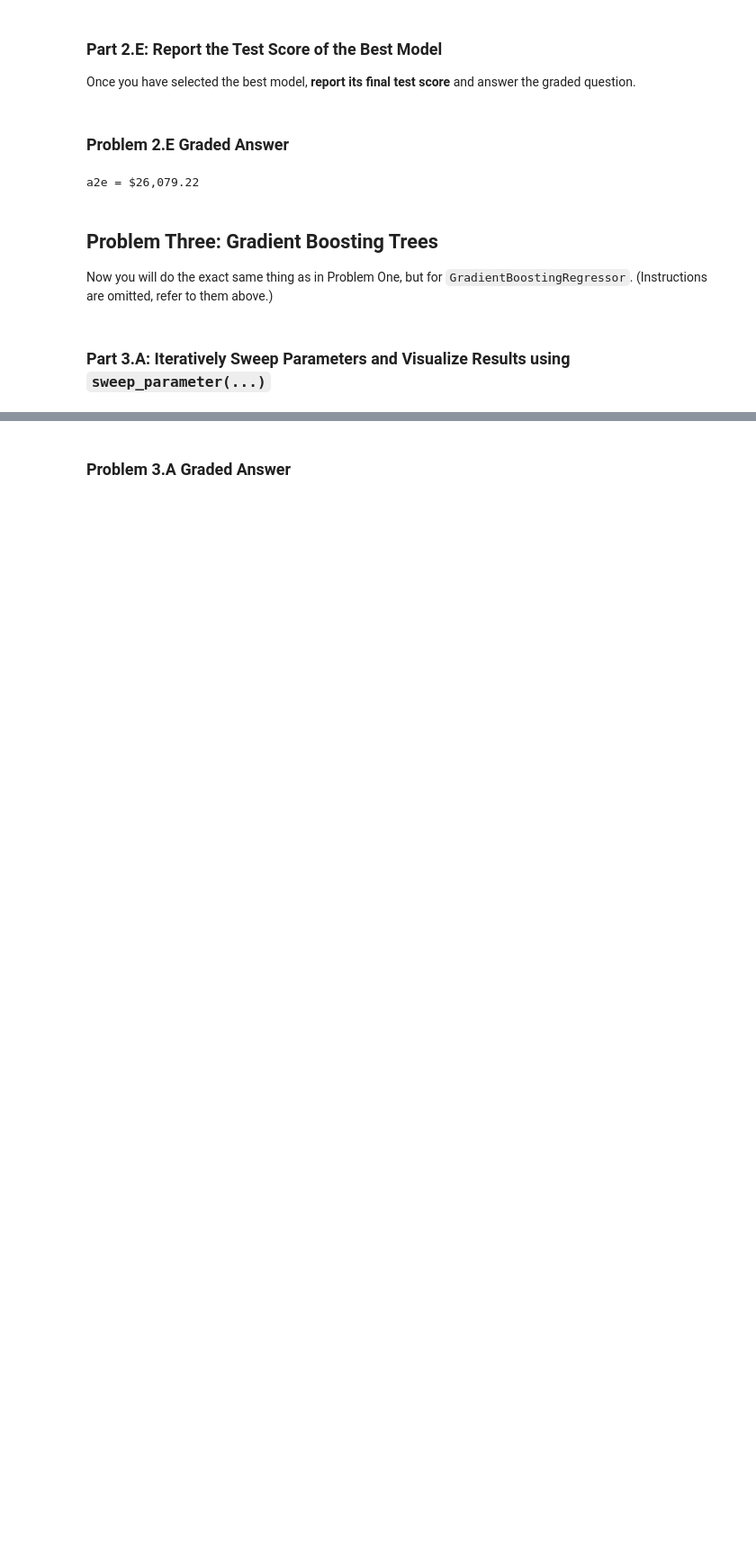
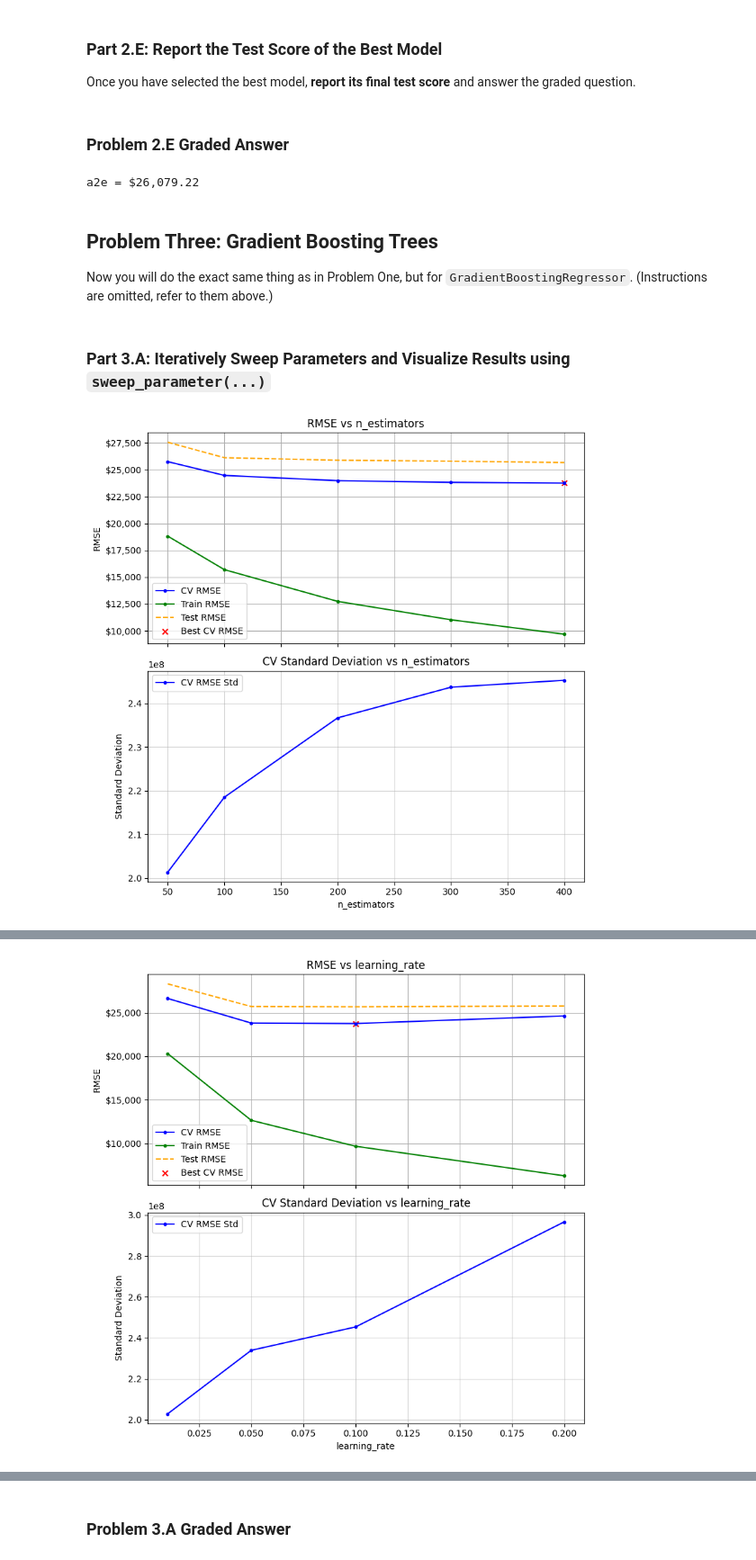
Before and after one commit to LionelCCC/Module-3-Assignments, a Jupyter notebook: Homework_07.ipynb, the cells around one changed output, grey strips where cells are left out. Shown at 90% size. Cells and saved outputs as stored; diff of their text form; code cells hidden in the pictures; blank space fills up the shorter version.

Commit message:
part 3c

```diff
--- a/Homework_07.ipynb
+++ b/Homework_07.ipynb
@@ -993,0 +992,69 @@ Default_Parameters_GradientBoosting = {
+# %%
+Parameters_GB = Default_Parameters_GradientBoosting.copy()
+
+# 1. Sweep n_estimators
+Parameters_GB = sweep_parameter(
+    model=GradientBoostingRegressor,
+    Parameters=Parameters_GB,
+    param='n_estimators',
+    parameter_list=[50, 100, 200, 300, 400],
+    X_train=X_train,
+    y_train=y_train,
+    X_test=X_test,
+    y_test=y_test,
+    verbose=True,
+    show_rmse=True
+)
+
+# 2. Sweep learning_rate
+Parameters_GB = sweep_parameter(
+    model=GradientBoostingRegressor,
+    Parameters=Parameters_GB,
+    param='learning_rate',
+    parameter_list=[0.01, 0.05, 0.1, 0.2],
+    X_train=X_train,
+    y_train=y_train,
+    X_test=X_test,
+    y_test=y_test,
+    verbose=True,
+    show_rmse=True
+)
+
+# 3. Sweep max_depth
+Parameters_GB = sweep_parameter(
+    model=GradientBoostingRegressor,
+    Parameters=Parameters_GB,
+    param='max_depth',
+    parameter_list=[3, 5, 7, 9],
+    X_train=X_train,
+    y_train=y_train,
+    X_test=X_test,
+    y_test=y_test,
+    verbose=True,
+    show_rmse=True
+)
+
+# 4. Sweep max_features (replace None with 1.0)
+Parameters_GB = sweep_parameter(
+    model=GradientBoostingRegressor,
+    Parameters=Parameters_GB,
+    param='max_features',
+    parameter_list=[1.0, 'sqrt', 0.5, 0.7],  # Adjusted to avoid None
+    X_train=X_train,
+    y_train=y_train,
+    X_test=X_test,
+    y_test=y_test,
+    verbose=True,
+    show_rmse=True
+)
+
+# Report results
+best_mse = Parameters_GB['MSE_found']
+best_rmse = np.sqrt(best_mse)
+print("\nBest Parameters from Part 3.A:")
+for key, value in Parameters_GB.items():
+    print(f"{key}: {value}")
+print(f"Best MSE: {best_mse:.4f}")
+print(f"Best RMSE: ${best_rmse:,.2f}")
+# %% [output]
+[figure, added]
@@ -993,0 +1062 @@ Default_Parameters_GradientBoosting = {
+[figure, added]
```
Also changed, not shown: parts of 10 cells of this notebook.
